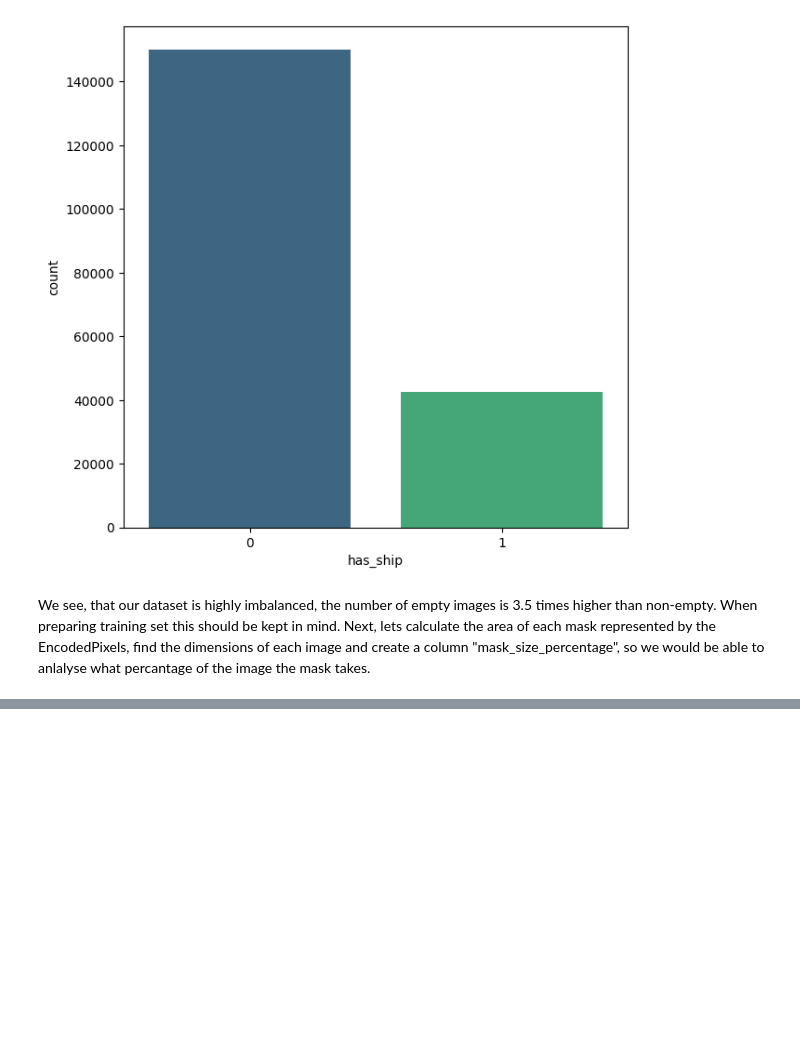
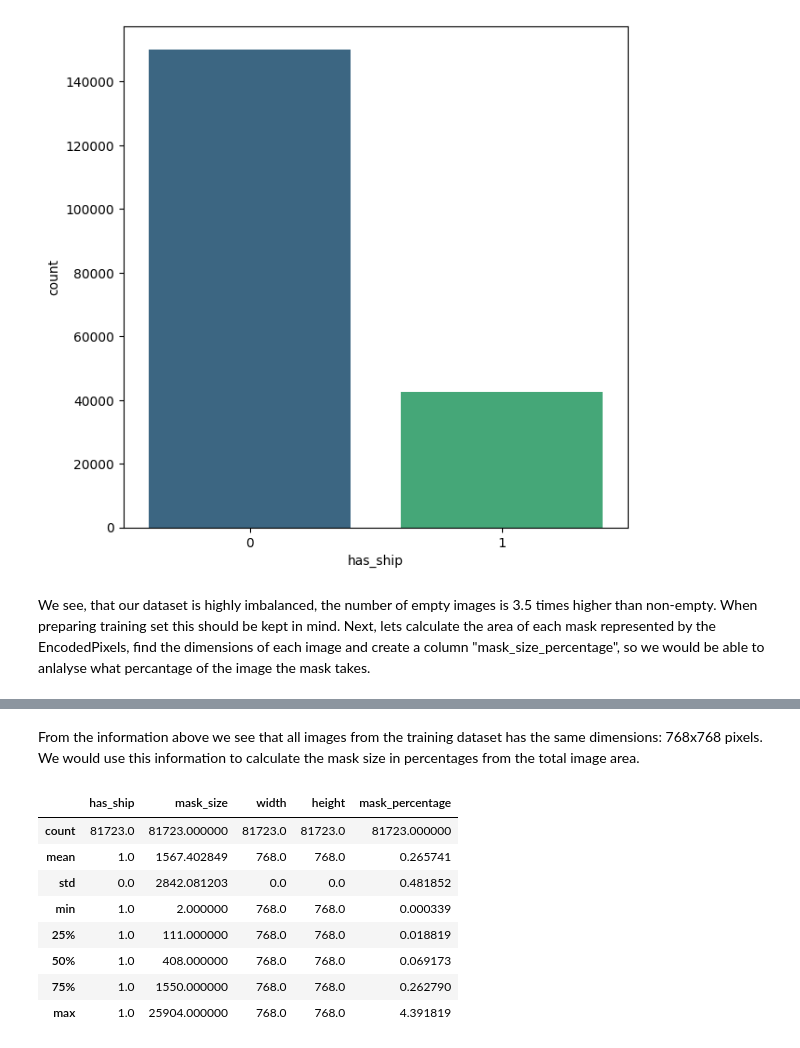
Before and after one commit to mykola-mmm/airbus_kaggel, a Jupyter notebook: notebooks/eda.ipynb, the cells around one changed output, grey strips where cells are left out. Drawn from its saved outputs; the diff is of its cells as text; code cells hidden in the pictures; blank space fills up the shorter version.

```diff
--- a/notebooks/eda.ipynb
+++ b/notebooks/eda.ipynb
@@ -129 +136,3 @@ df.to_csv('dataset_with_image_dims', index=False)
+# %% [markdown]
+From the information above we see that all images from the training dataset has the same dimensions: 768x768 pixels. We would use this information to calculate the mask size in percentages from the total image area.
 # %%
@@ -131,0 +140,13 @@ df.to_csv('dataset_with_image_dims', index=False)
+# %%
+df_nonempty = df[df['has_ship'] != 0]
+display(df_nonempty.describe())
+# %% [output]
+|  | has_ship | mask_size | width | height | mask_percentage |
+| count | 81723.0 | 81723.000000 | 81723.0 | 81723.0 | 81723.000000 |
+| mean | 1.0 | 1567.402849 | 768.0 | 768.0 | 0.265741 |
+| std | 0.0 | 2842.081203 | 0.0 | 0.0 | 0.481852 |
+| min | 1.0 | 2.000000 | 768.0 | 768.0 | 0.000339 |
+| 25% | 1.0 | 111.000000 | 768.0 | 768.0 | 0.018819 |
+| 50% | 1.0 | 408.000000 | 768.0 | 768.0 | 0.069173 |
+| 75% | 1.0 | 1550.000000 | 768.0 | 768.0 | 0.262790 |
+| max | 1.0 | 25904.000000 | 768.0 | 768.0 | 4.391819 |
```
Also changed, not shown: parts of 19 cells of this notebook.
